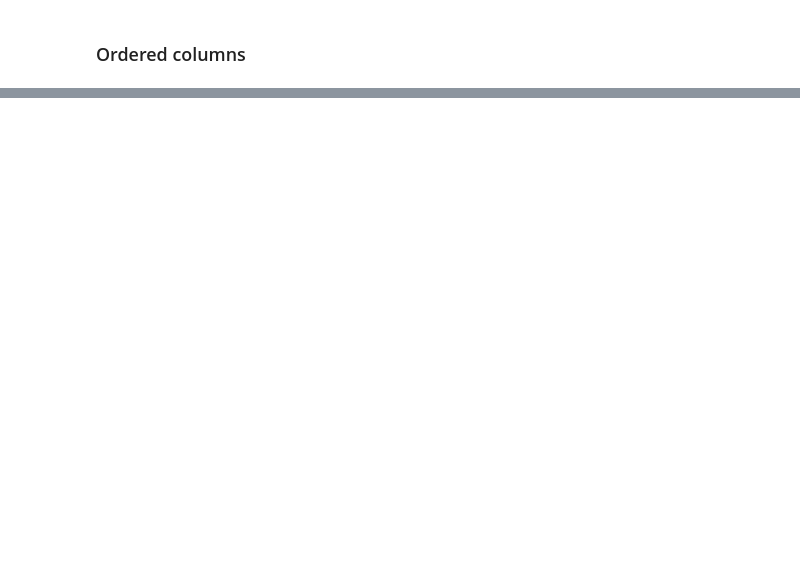
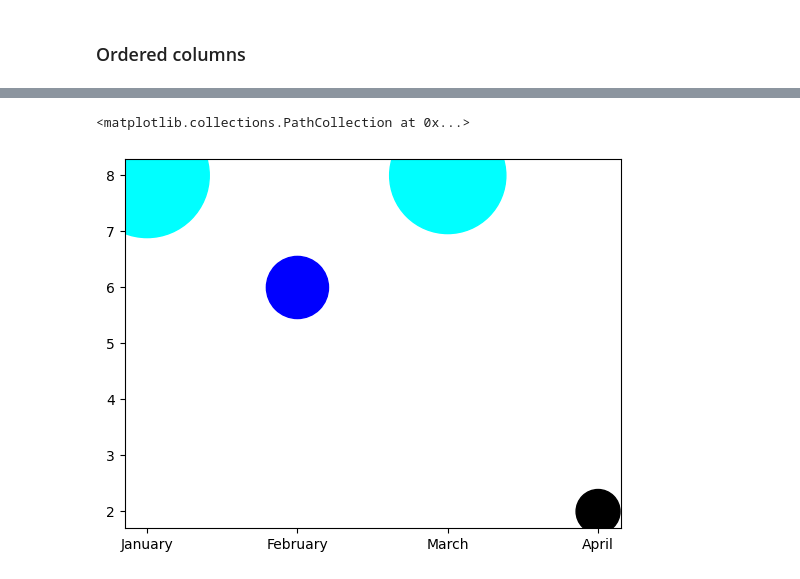
Before and after one commit to kazmierczakP/DataScienceNotebooks, a Jupyter notebook: Visualization.ipynb, the cells around one changed output, grey strips where cells are left out. Cells and saved outputs as stored; diff of their text form; code cells hidden in the pictures; blank space fills up the shorter version.

```diff
--- a/Visualization.ipynb
+++ b/Visualization.ipynb
@@ -405,0 +431,10 @@ df.corr().style.background_gradient(cmap='coolwarm')
+# %%
+np.random.seed(seed=2)
+index=pd.date_range(start='2022-01-01',end='2022-05-01',freq='M')
+df=pd.DataFrame(np.random.randint(10,size=(4,2)),index=index,columns=['amount','s'])
+df['color']=['cyan', 'blue', 'cyan', 'black']
+# %%
+plt.scatter(df.index.month_name(),df['amount'],df['s']*1000,color=df['color'])
+# %% [output]
+<matplotlib.collections.PathCollection at 0x...>
+[figure, added]
```
Also changed, not shown: parts of 6 cells of this notebook.
